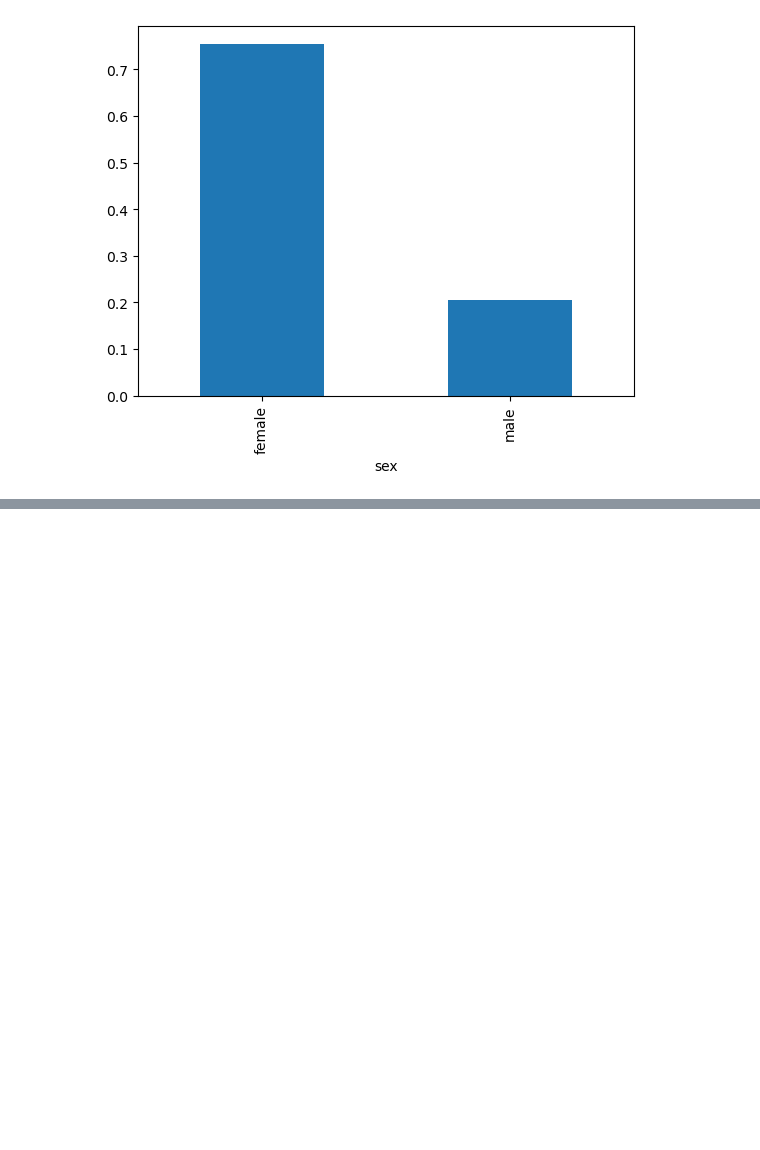
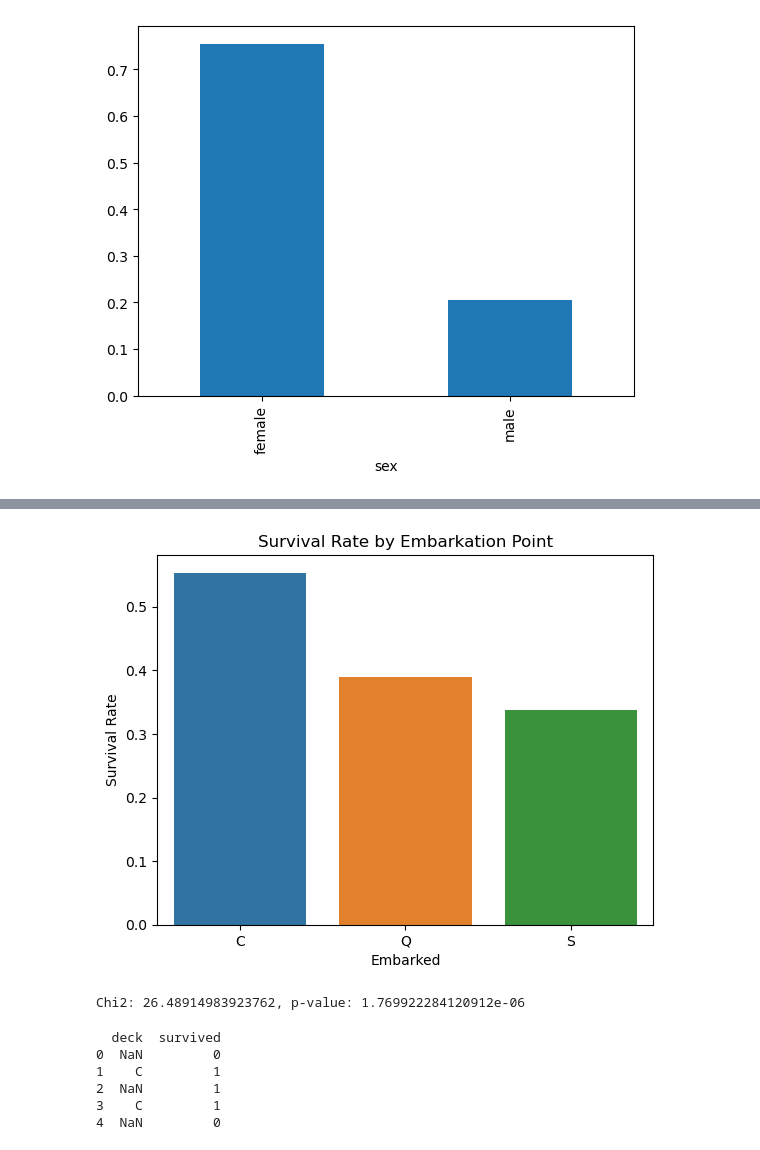
Before and after one commit to kwakguanghee/BIGDATA, a Jupyter notebook: 01조-20231599-곽광희-20231584-이정수-checkpoint.ipynb, the cells around one changed output, grey strips where cells are left out. Cells and saved outputs as stored; diff of their text form; code cells hidden in the pictures; blank space fills up the shorter version.

```diff
--- a/01조-20231599-곽광희-20231584-이정수-checkpoint.ipynb
+++ b/01조-20231599-곽광희-20231584-이정수-checkpoint.ipynb
@@ -199,0 +247,50 @@ df.groupby('sex').mean()['survived'].plot(kind='bar',x='sex')
+# %%
+import pandas as pd
+import seaborn as sns
+import matplotlib.pyplot as plt
+
+# 예제 데이터프레임 생성
+data = {'embarked': ['C', 'Q', 'S'], 'survived': [0.553571, 0.389610, 0.336957]}
+df = pd.DataFrame(data)
+
+# 시각화
+sns.barplot(x='embarked', y='survived', data=df)
+plt.xlabel('Embarked')
+plt.ylabel('Survival Rate')
+plt.title('Survival Rate by Embarkation Point')
+plt.show()
+# %% [output]
+[figure, added]
+# %%
+import pandas as pd
+import scipy.stats as stats
+
+# 타이타닉 데이터셋 불러오기 (여기서는 sns의 내장 데이터셋 사용)
+titanic = sns.load_dataset('titanic')
+
+# 피벗 테이블 생성
+pivot_table = pd.crosstab(titanic['embarked'], titanic['survived'])
+
+# 카이제곱 검정 수행
+chi2, p, dof, expected = stats.chi2_contingency(pivot_table)
+
+print(f"Chi2: {chi2}, p-value: {p}")
+# %% [output]
+Chi2: 26.48914983923762, p-value: 1.769922284120912e-06
+# %%
+import pandas as pd
+import seaborn as sns
+import matplotlib.pyplot as plt
+
+# 타이타닉 데이터셋 불러오기
+titanic = sns.load_dataset('titanic')
+
+# 'deck' 열을 포함한 데이터셋을 확인
+print(titanic[['deck', 'survived']].head())
+# %% [output]
+  deck  survived
+0  NaN         0
+1    C         1
+2  NaN         1
+3    C         1
+4  NaN         0
```
Also changed, not shown: parts of 8 cells of this notebook.
